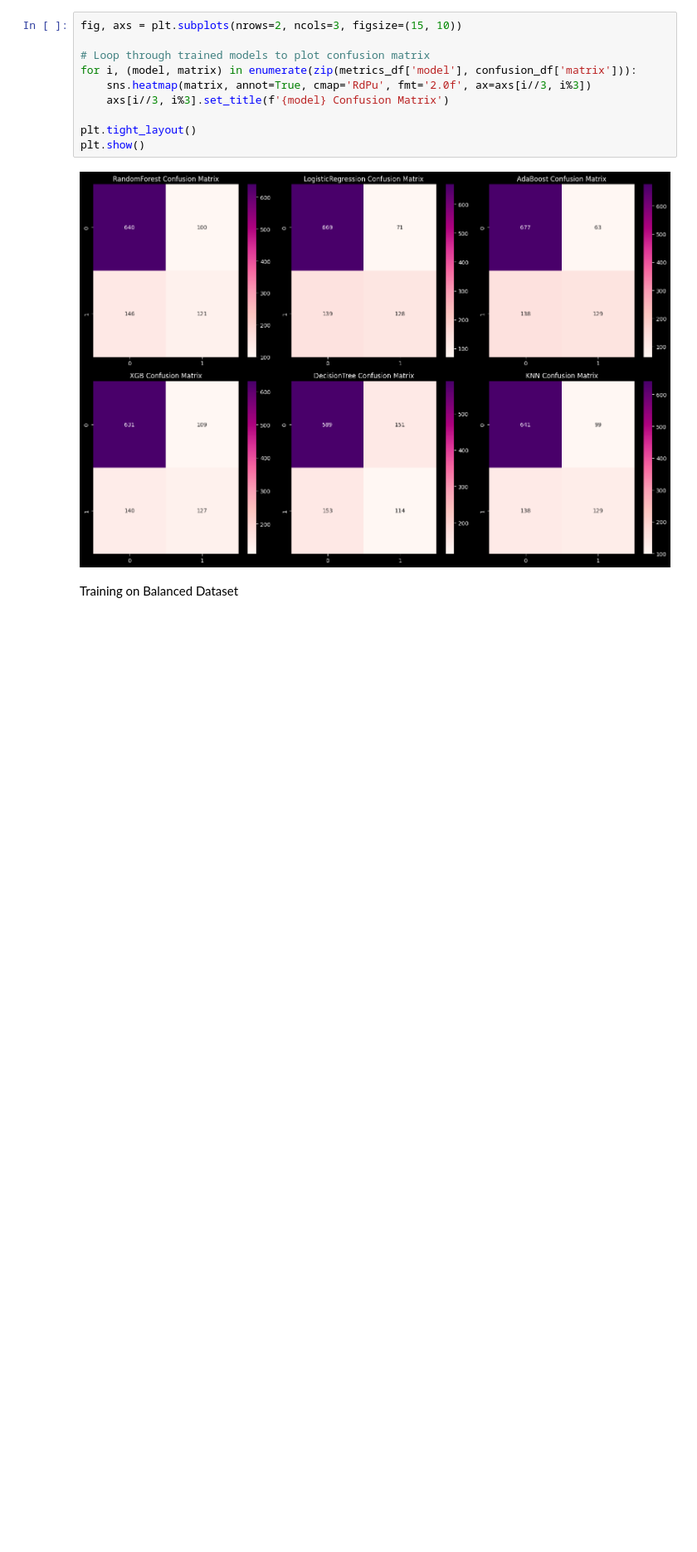
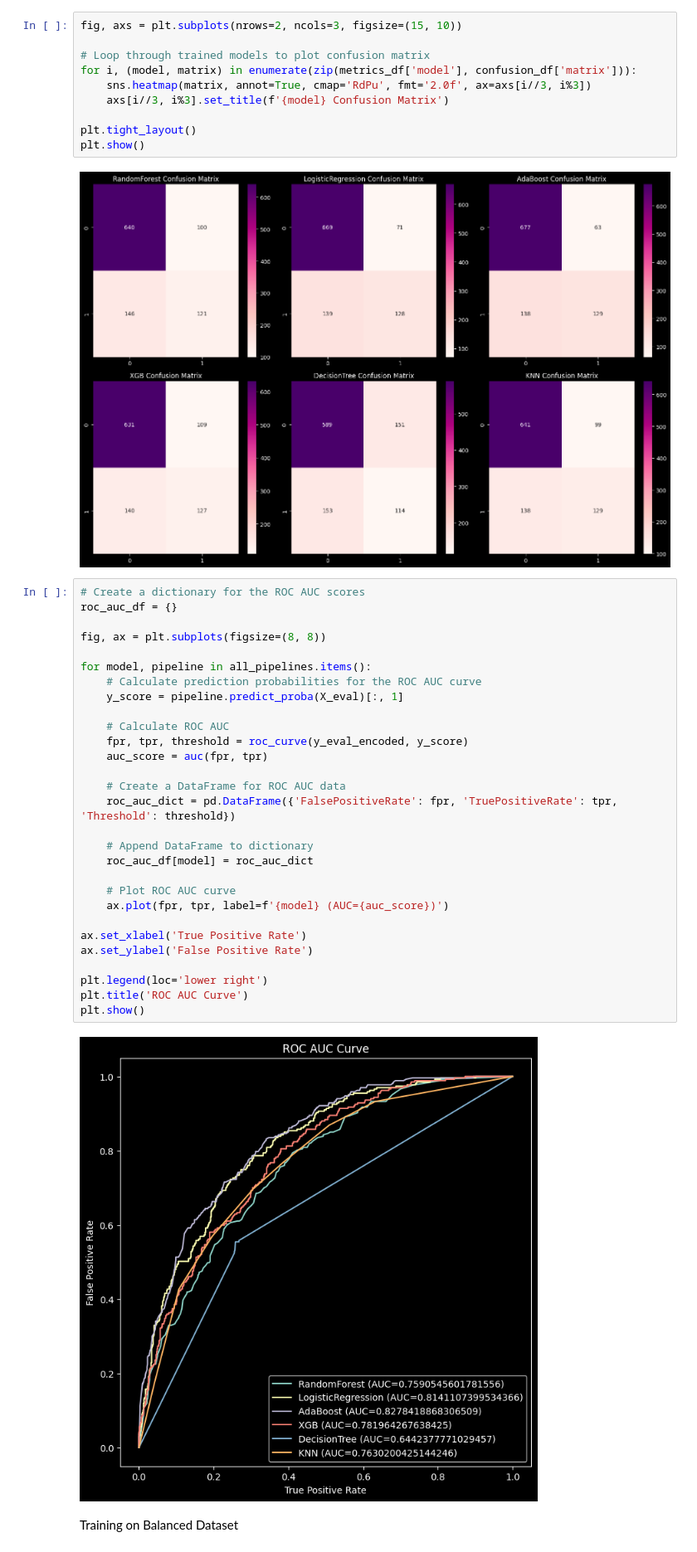
Before and after one commit to zubeetech/Customer-Churn-Prediction, a Jupyter notebook: Notebook/customer_churn.ipynb, the cells around one changed output. Shown at 83% size. Drawn from its saved outputs; the diff is of its cells as text; blank space fills up the shorter version.

Commit message:
Add ROC curve

```diff
--- a/Notebook/customer_churn.ipynb
+++ b/Notebook/customer_churn.ipynb
@@ -849,6 +849,37 @@ plt.tight_layout()
 plt.show()
 # %% [output]
 [figure]
+# %%
+# Create a dictionary for the ROC AUC scores
+roc_auc_df = {}
+
+fig, ax = plt.subplots(figsize=(8, 8))
+
+for model, pipeline in all_pipelines.items():
+    # Calculate prediction probabilities for the ROC AUC curve
+    y_score = pipeline.predict_proba(X_eval)[:, 1]
+
+    # Calculate ROC AUC
+    fpr, tpr, threshold = roc_curve(y_eval_encoded, y_score)
+    auc_score = auc(fpr, tpr)
+
+    # Create a DataFrame for ROC AUC data
+    roc_auc_dict = pd.DataFrame({'FalsePositiveRate': fpr, 'TruePositiveRate': tpr, 'Threshold': threshold})
+
+    # Append DataFrame to dictionary
+    roc_auc_df[model] = roc_auc_dict
+
+    # Plot ROC AUC curve
+    ax.plot(fpr, tpr, label=f'{model} (AUC={auc_score})')
+
+ax.set_xlabel('True Positive Rate')
+ax.set_ylabel('False Positive Rate')
+
+plt.legend(loc='lower right')
+plt.title('ROC AUC Curve')
+plt.show()
+# %% [output]
+[figure, added]
 # %% [markdown]
 Training on Balanced Dataset
 # %%
```
